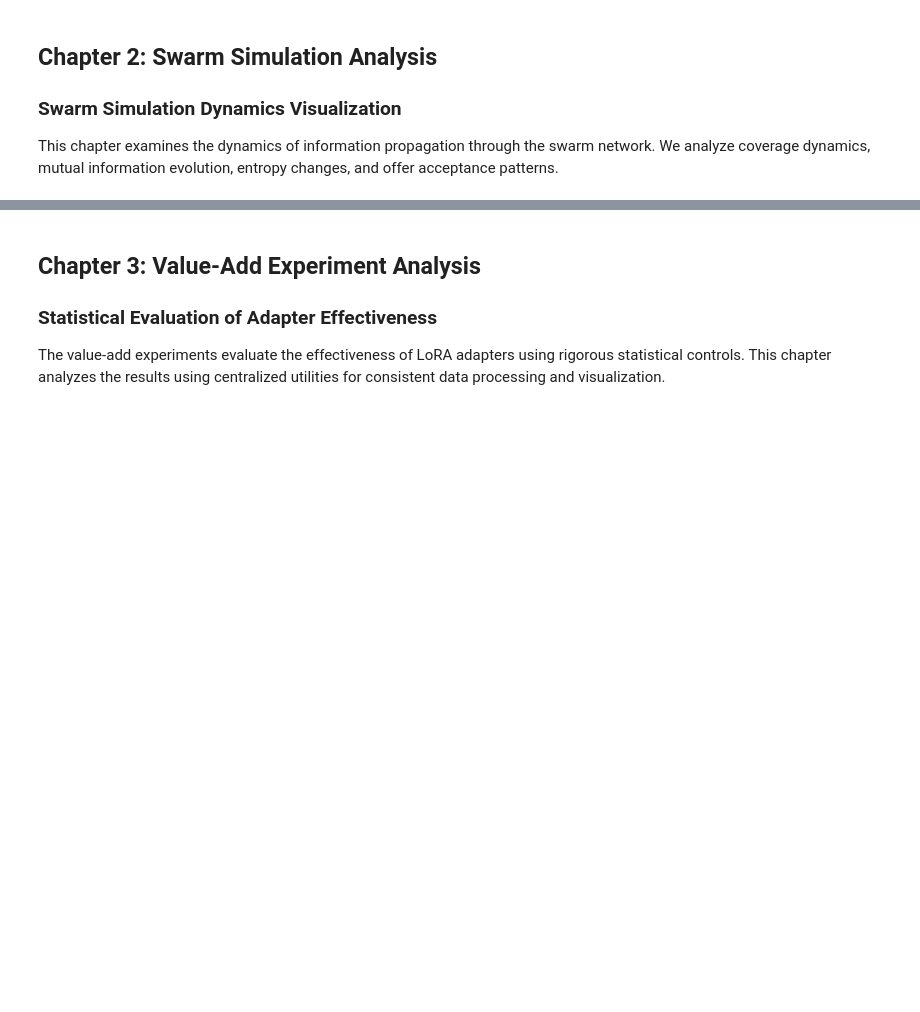
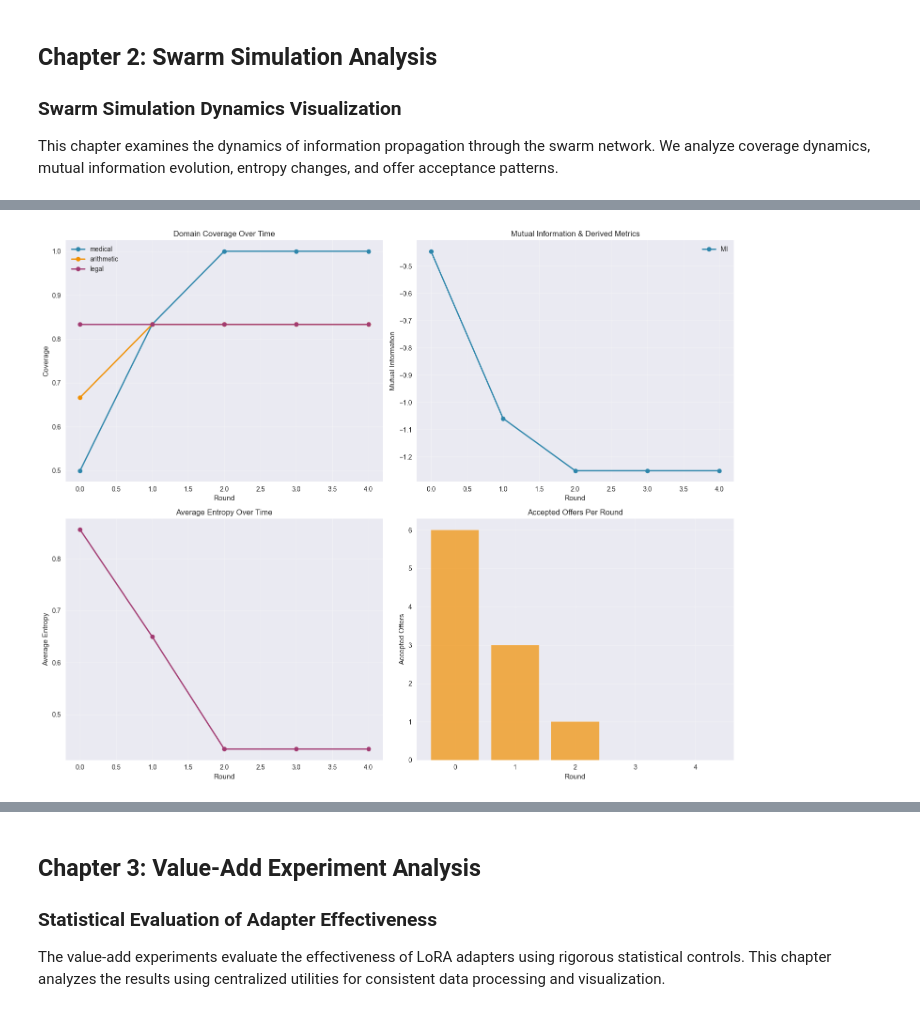
Before and after one commit to lumenintellects/plora, a Jupyter notebook: notebooks/experiment_analysis_clean.ipynb, the cells around one changed output, grey strips where cells are left out. Saved outputs shown, nothing was run; the diff lists cells and outputs as text; code cells hidden in the pictures; blank space fills up the shorter version.

Commit message:
Refactor metrics

```diff
--- a/notebooks/experiment_analysis_clean.ipynb
+++ b/notebooks/experiment_analysis_clean.ipynb
@@ -235,0 +202,96 @@ This chapter examines the dynamics of information propagation through the swarm
+# %%
+# === Swarm Simulation Analysis ===
+from plora.notebook_utils import (
+    load_experiment_data,
+    get_swarm_df,
+    calculate_diffusion_efficiency,
+)
+from plora.plotting import create_swarm_dynamics_plot
+import matplotlib.pyplot as plt
+
+# 1. Load experiment data
+try:
+    experiment_data
+except NameError:
+    experiment_data = load_experiment_data()
+
+swarm_summary = experiment_data.get('swarm_summary', [])
+swarm_reports = experiment_data.get('swarm_reports', [])
+
+print("=== Swarm Simulation Analysis ===")
+print(f"Swarm simulation results: {len(swarm_summary)} experiments")
+print(f"Detailed reports:         {len(swarm_reports)} reports")
+
+# 2. Build DataFrame of swarm metrics
+swarm_df = get_swarm_df(experiment_data)
+
+if not swarm_df.empty:
+    print("\nSwarm Metrics Summary (numeric columns):")
+    # Show only numeric describe to avoid dict/object columns causing clutter
+    numeric_cols = swarm_df.select_dtypes(include=['number']).columns
+    if len(numeric_cols) > 0:
+        display(swarm_df[numeric_cols].describe().T)
+    else:
+        print("  (No numeric columns to summarize)")
+
+    if 'topology' in swarm_df.columns:
+        print("\nTopology Distribution:")
+        print(swarm_df['topology'].value_counts())
+
+    # Diffusion efficiency metrics
+    diffusion_metrics = calculate_diffusion_efficiency(experiment_data)
+    if diffusion_metrics:
+        print("\nDiffusion Efficiency Metrics:")
+        ratio_block = diffusion_metrics.get('diffusion_efficiency_ratio')
+        if ratio_block:
+            print(f"  Efficiency ratio (observed/predicted): "
+                  f"mean={ratio_block['mean']:.3f}, std={ratio_block['std']:.3f}, "
+                  f"min={ratio_block['min']:.3f}, max={ratio_block['max']:.3f}")
+        if 'n_experiments' in diffusion_metrics:
+            print(f"  Experiments contributing: {diffusion_metrics['n_experiments']}")
+else:
+    print("No swarm data available for analysis.")
+
+# 3. Visualize a detailed swarm report if available
+swarm_report = swarm_reports[0] if swarm_reports else None
+if swarm_report and 'rounds' in swarm_report and swarm_report['rounds']:
+    rounds = swarm_report['rounds']
+    print(f"\nUsing detailed report with {len(rounds)} rounds.")
+
+    try:
+        fig, axes = create_swarm_dynamics_plot(swarm_report)
+        plt.show()
+    except Exception as e:
+        print(f"[WARN] Failed to render swarm dynamics plot: {e}")
+
+    # Round-by-round details
+    print("\nDetailed Round-by-Round Analysis")
+    print("=" * 50)
+    for i, round_data in enumerate(rounds):
+        coverage = round_data.get('coverage', {})
+        entropy = round_data.get('entropy_avg', 0)
+        mi = round_data.get('mutual_information', round_data.get('mi', {}).get('final', 0))
+        mi_delta = round_data.get('mi_delta', 0)
+        accepted = round_data.get('accepted', [])
+
+        print(f"\nRound {i}:")
+        if coverage:
+            cov_str = ", ".join(f"{k}:{v:.2f}" for k, v in coverage.items())
+        else:
+            cov_str = "{}"
+        print(f"  Coverage:        {cov_str}")
+        print(f"  Entropy (avg):   {entropy:.4f}")
+        print(f"  Mutual Info:     {mi:.4f}")
+        print(f"  MI Delta:        {mi_delta:.4f}")
+        print(f"  Accepted offers: {len(accepted)}")
+        if accepted:
+            # Truncate if very long
+            if len(str(accepted)) > 200:
+                print(f"  Offer details (truncated): {str(accepted)[:200]} ...")
+            else:
+                print(f"  Offer details:   {accepted}")
+else:
+    print("\nNo detailed swarm report data available for visualization.")
+
+print("\n=== Swarm Simulation Analysis Complete ===")
+# %% [output]
@@ -235,0 +331 @@ This chapter examines the dynamics of information propagation through the swarm
+[figure, added]
```
Also changed, not shown: parts of 9 cells of this notebook, 5 other files.
